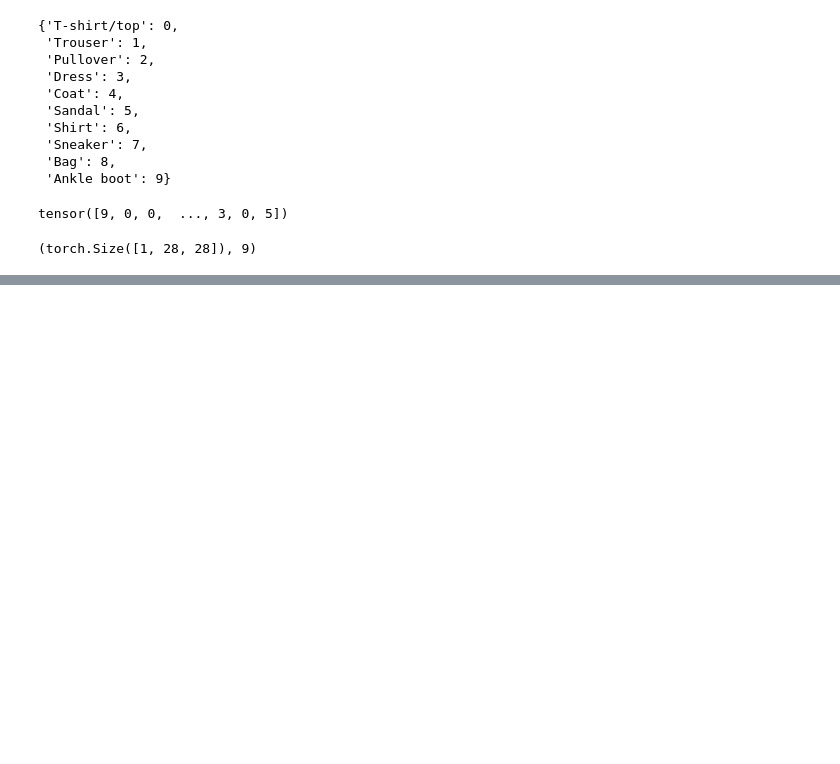
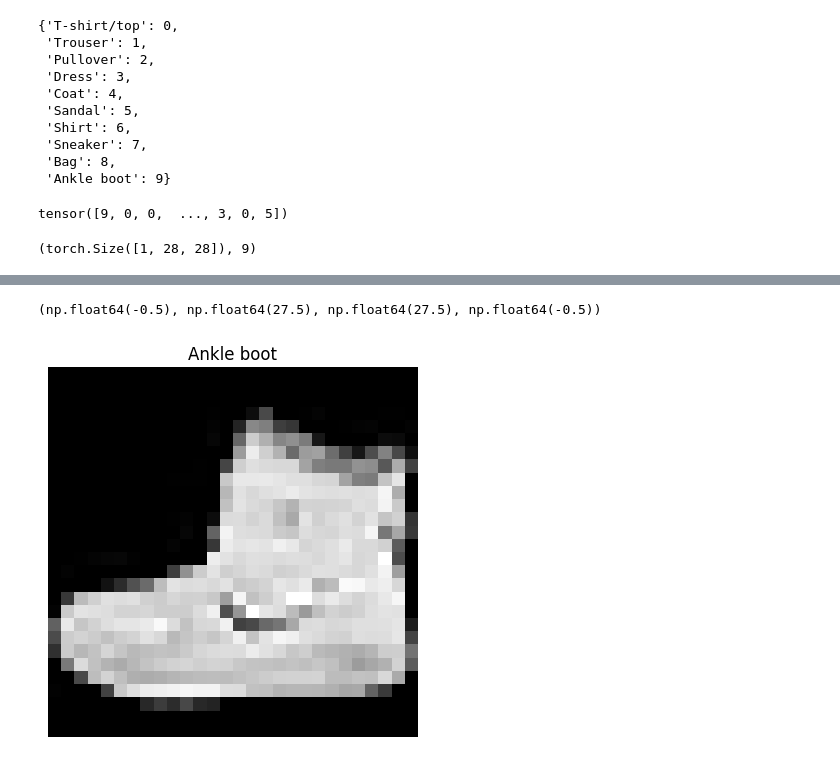
Before and after one commit to Imran1hp/Deep-Learning-, a Jupyter notebook: PyTorch_Computer_vision.ipynb, the cells around one changed output, grey strips where cells are left out. Cells and saved outputs as stored; diff of their text form; code cells hidden in the pictures; blank space fills up the shorter version.

```diff
--- a/PyTorch_Computer_vision.ipynb
+++ b/PyTorch_Computer_vision.ipynb
@@ -96,0 +116,7 @@ image.shape ,labels
+# %%
+plt.imshow(image.squeeze() , cmap = 'gray')
+plt.title(class_name[labels])
+plt.axis(False)
+# %% [output]
+(np.float64(-0.5), np.float64(27.5), np.float64(27.5), np.float64(-0.5))
+[figure, added]
```
Also changed, not shown: parts of 4 cells of this notebook.
